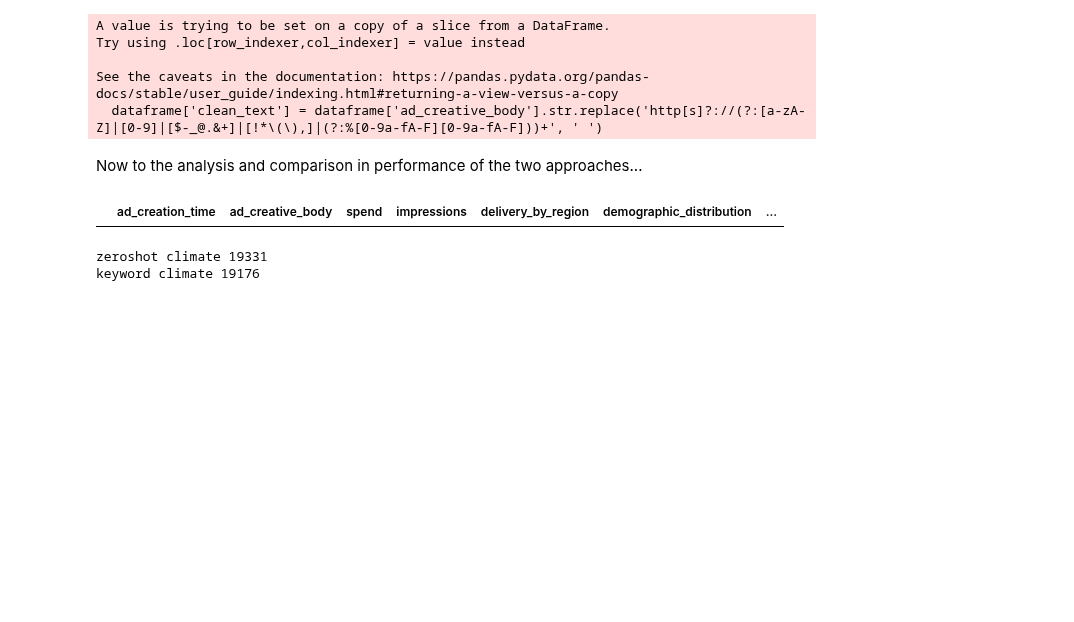
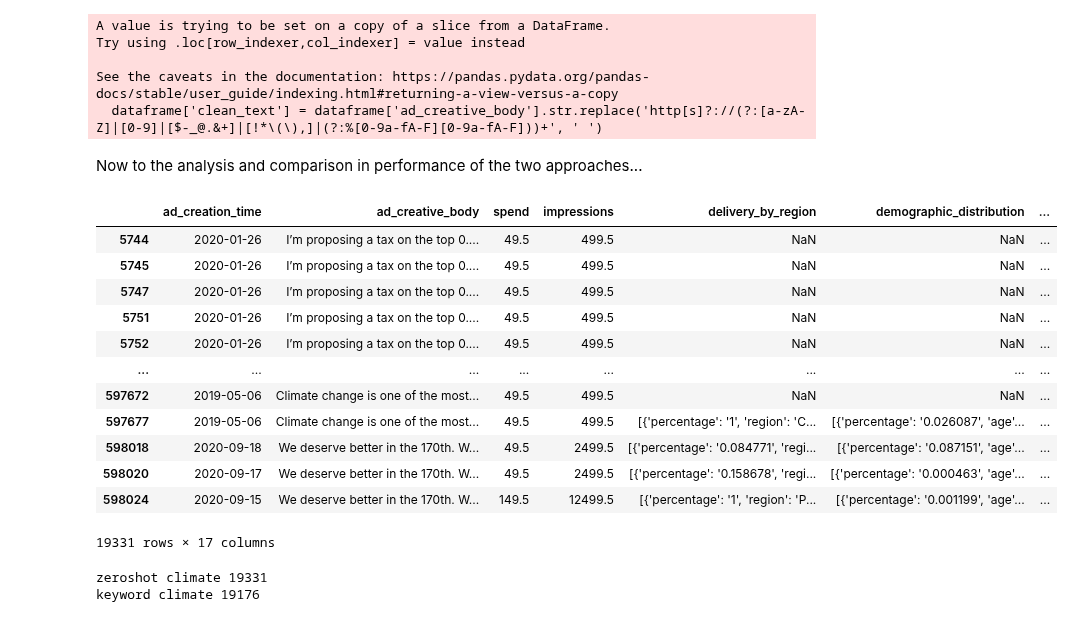
Before and after one commit to lrnz-asnprs/political-ad-api, a Jupyter notebook: zeroshot_vs_keywords.ipynb, the cells around one changed output. Drawn from its saved outputs; the diff is of its cells as text; code cells hidden in the pictures; blank space fills up the shorter version.

```diff
--- a/zeroshot_vs_keywords.ipynb
+++ b/zeroshot_vs_keywords.ipynb
@@ -57,8 +79,20 @@ full.to_csv("zeroshot_vs_keyword.csv")
 #full_test = full_set.merge(zeroshot_cleaned, left_on='clean_text', right_on='clean_text', how='right')
 # %%
-full[full.zero_shot_label.isna()==True]
+full[full.zero_shot_label.isna()==False]
 # %% [output]
 |  | ad_creation_time | ad_creative_body | spend | impressions | delivery_by_region | demographic_distribution | ... |
+| 5744 | 2020-01-26 | I’m proposing a tax on the top 0.... | 49.5 | 499.5 | NaN | NaN | ... |
+| 5745 | 2020-01-26 | I’m proposing a tax on the top 0.... | 49.5 | 499.5 | NaN | NaN | ... |
+| 5747 | 2020-01-26 | I’m proposing a tax on the top 0.... | 49.5 | 499.5 | NaN | NaN | ... |
+| 5751 | 2020-01-26 | I’m proposing a tax on the top 0.... | 49.5 | 499.5 | NaN | NaN | ... |
+| 5752 | 2020-01-26 | I’m proposing a tax on the top 0.... | 49.5 | 499.5 | NaN | NaN | ... |
+| ... | ... | ... | ... | ... | ... | ... | ... |
+| 597672 | 2019-05-06 | Climate change is one of the most... | 49.5 | 499.5 | NaN | NaN | ... |
+| 597677 | 2019-05-06 | Climate change is one of the most... | 49.5 | 499.5 | [{'percentage': '1', 'region': 'C... | [{'percentage': '0.026087', 'age'... | ... |
+| 598018 | 2020-09-18 | We deserve better in the 170th. W... | 49.5 | 2499.5 | [{'percentage': '0.084771', 'regi... | [{'percentage': '0.087151', 'age'... | ... |
+| 598020 | 2020-09-17 | We deserve better in the 170th. W... | 49.5 | 2499.5 | [{'percentage': '0.158678', 'regi... | [{'percentage': '0.000463', 'age'... | ... |
+| 598024 | 2020-09-15 | We deserve better in the 170th. W... | 149.5 | 12499.5 | [{'percentage': '1', 'region': 'P... | [{'percentage': '0.001199', 'age'... | ... |
+19331 rows × 17 columns
 # %%
 
 true_positives = full[(full.keyword_label=='Climate') & (full.zero_shot_label.isna()==False)]
```
Also changed, not shown: parts of 6 cells of this notebook, 1 other file.
